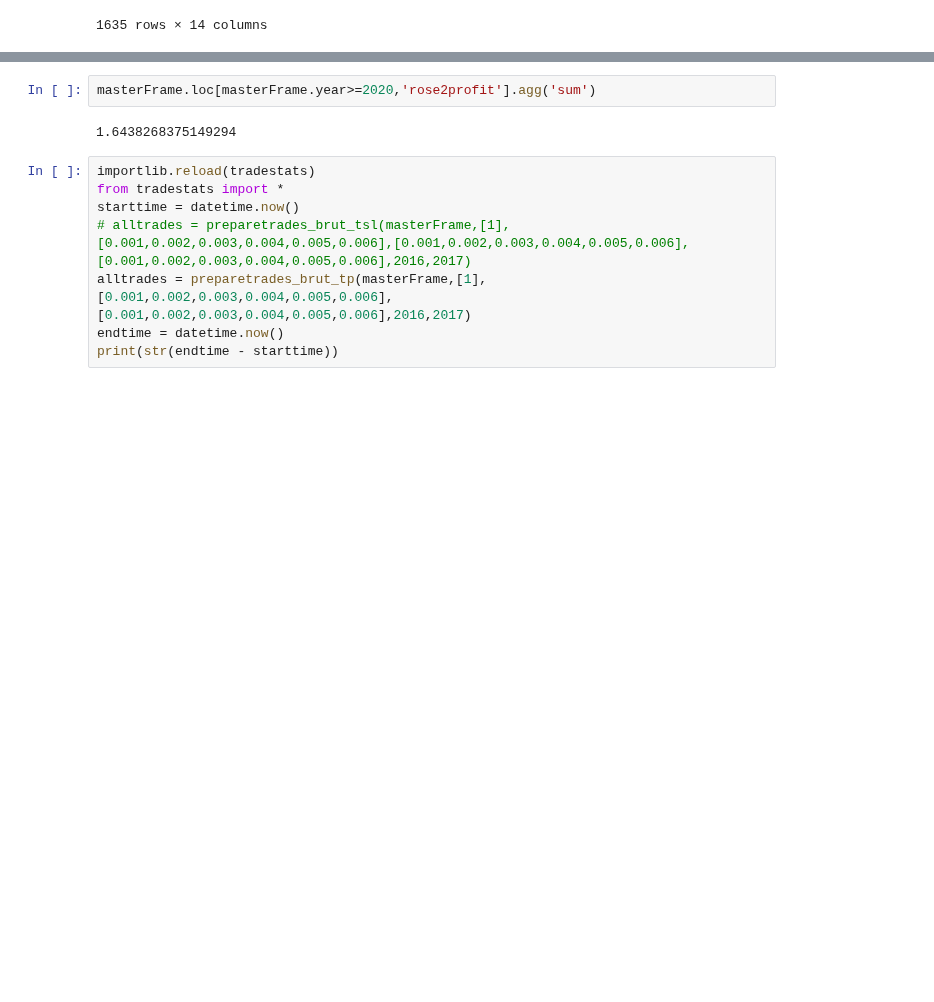
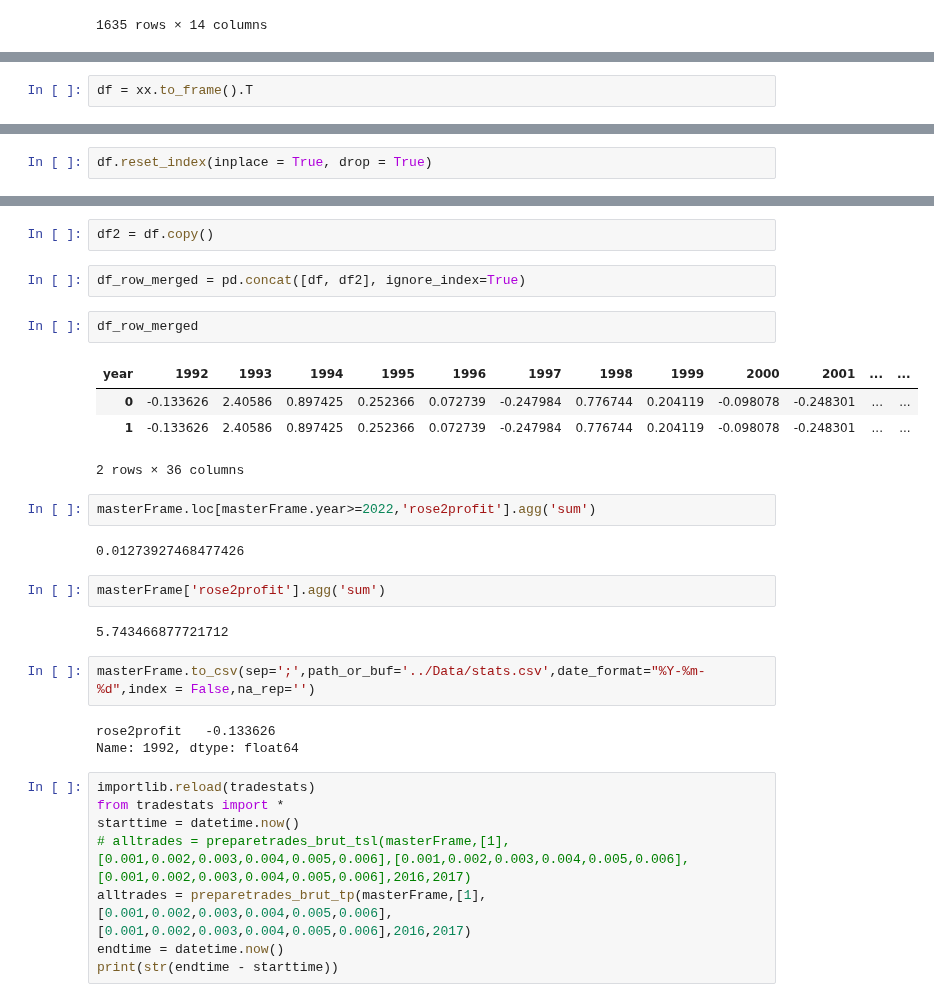
Before and after one commit to ai357060/flower, a Jupyter notebook: wm/aw01.ipynb, the cells around one changed output, grey strips where cells are left out. Saved outputs shown, nothing was run; the diff lists cells and outputs as text; blank space fills up the shorter version.

```diff
--- a/wm/aw01.ipynb
+++ b/wm/aw01.ipynb
@@ -108,0 +211,2 @@ Name: rose2profit, dtype: float64
+# %%
+df = xx.to_frame().T
@@ -108,0 +219,2 @@ Name: rose2profit, dtype: float64
+# %%
+df.reset_index(inplace = True, drop = True)
@@ -109,7 +227,27 @@ Name: rose2profit, dtype: float64
+# %%
+df2 = df.copy()
+# %%
+df_row_merged = pd.concat([df, df2], ignore_index=True)
+# %%
+df_row_merged
+# %% [output]
+| year | 1992 | 1993 | 1994 | 1995 | 1996 | 1997 | 1998 | 1999 | 2000 | 2001 | ... | ... |
+| 0 | -0.133626 | 2.40586 | 0.897425 | 0.252366 | 0.072739 | -0.247984 | 0.776744 | 0.204119 | -0.098078 | -0.248301 | ... | ... |
+| 1 | -0.133626 | 2.40586 | 0.897425 | 0.252366 | 0.072739 | -0.247984 | 0.776744 | 0.204119 | -0.098078 | -0.248301 | ... | ... |
+2 rows × 36 columns
 # %%
-masterFrame.loc[masterFrame.year>=2020,'rose2profit'].agg('sum')
+masterFrame.loc[masterFrame.year>=2022,'rose2profit'].agg('sum')
 # %% [output]
-1.6438268375149294
+0.01273927468477426
+# %%
+masterFrame['rose2profit'].agg('sum')
+# %% [output]
+5.743466877721712
+# %%
+masterFrame.to_csv(sep=';',path_or_buf='../Data/stats.csv',date_format="%Y-%m-%d",index = False,na_rep='')
+# %% [output]
+rose2profit   -0.133626
+Name: 1992, dtype: float64
 # %%
 importlib.reload(tradestats)
 from tradestats import *
```
Also changed, not shown: parts of 11 cells of this notebook, 13 other files.
